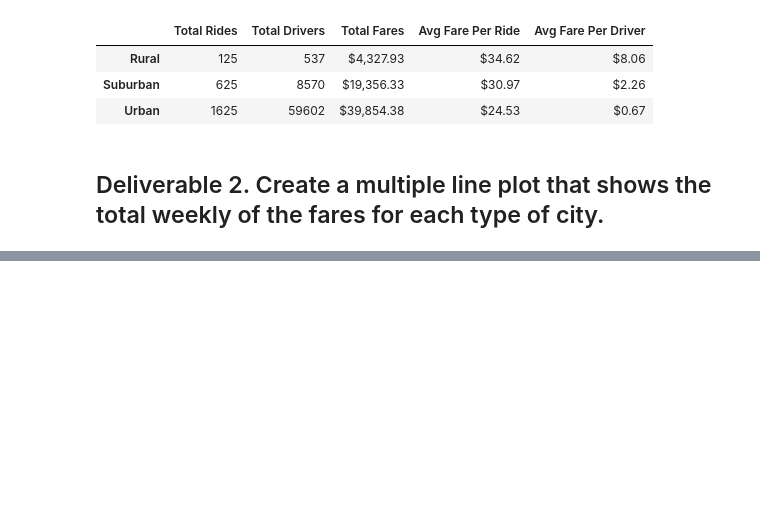
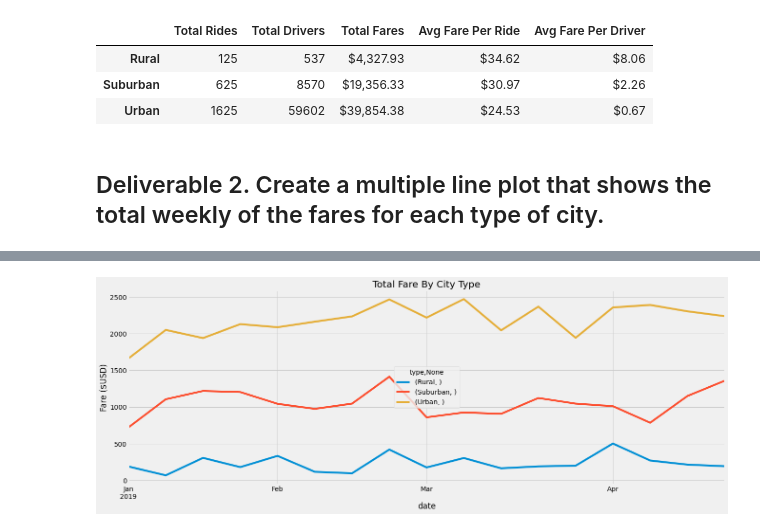
Before and after one commit to sag7221/PyBer_Analysis, a Jupyter notebook: PyBer_Challenge.ipynb, the cells around one changed output, grey strips where cells are left out. Cells and saved outputs as stored; diff of their text form; code cells hidden in the pictures; blank space fills up the shorter version.

Commit message:
Adding images, write up and modifications made

```diff
--- a/PyBer_Challenge.ipynb
+++ b/PyBer_Challenge.ipynb
@@ -148,3 +201,5 @@ pyber_summary_df
 # %%
 # 4. Create a pivot table with the 'date' as the index, the columns ='type', and values='fare'
 # to get the total fares for each type of city by the date.
+pyber_pivot_df = pyber_reset_df.pivot(index="date", columns="type", values="fare")
+pyber_pivot_df
@@ -151,2 +221,4 @@ pyber_summary_df
 # %%
 # 5. Create a new DataFrame from the pivot table DataFrame using loc on the given dates, '2019-01-01':'2019-04-29'.
+pyber_subset_df = pyber_pivot_df.loc['2019-01-01':'2019-04-29']
+pyber_subset_df
@@ -153,3 +240,5 @@ pyber_summary_df
 # %%
 # 6. Set the "date" index to datetime datatype. This is necessary to use the resample() method in Step 8.
 # df.index = pd.to_datetime(df.index)
+pyber_subset_df.index = pd.to_datetime(pyber_subset_df.index)
+pyber_subset_df
@@ -158,2 +276,6 @@ pyber_summary_df
 # %%
 # 8. Create a new DataFrame using the "resample()" function by week 'W' and get the sum of the fares for each week.
+pyber_resampled_df = pyber_subset_df.resample('W').agg(['sum'])
+pyber_resampled_df.columns
+pyber_resampled_df.columns.set_levels([''],level=1, inplace=True)
+pyber_resampled_df
@@ -160,7 +303,14 @@ pyber_summary_df
 # %%
 # 8. Using the object-oriented interface method, plot the resample DataFrame using the df.plot() function.
-
+#plt.figure(figsize=(100,100))
 # Import the style from Matplotlib.
 from matplotlib import style
 # Use the graph style fivethirtyeight.
 style.use('fivethirtyeight')
+
+ax = pyber_resampled_df.plot.line(figsize=(20,7))
+ax.set_ylabel("Fare ($USD)")
+plt.title("Total Fare By City Type")
+plt.savefig("Total_Fare_By_City_Type")
+# %% [output]
+[figure, added]
```
Also changed, not shown: parts of 9 cells of this notebook, 3 other files.
